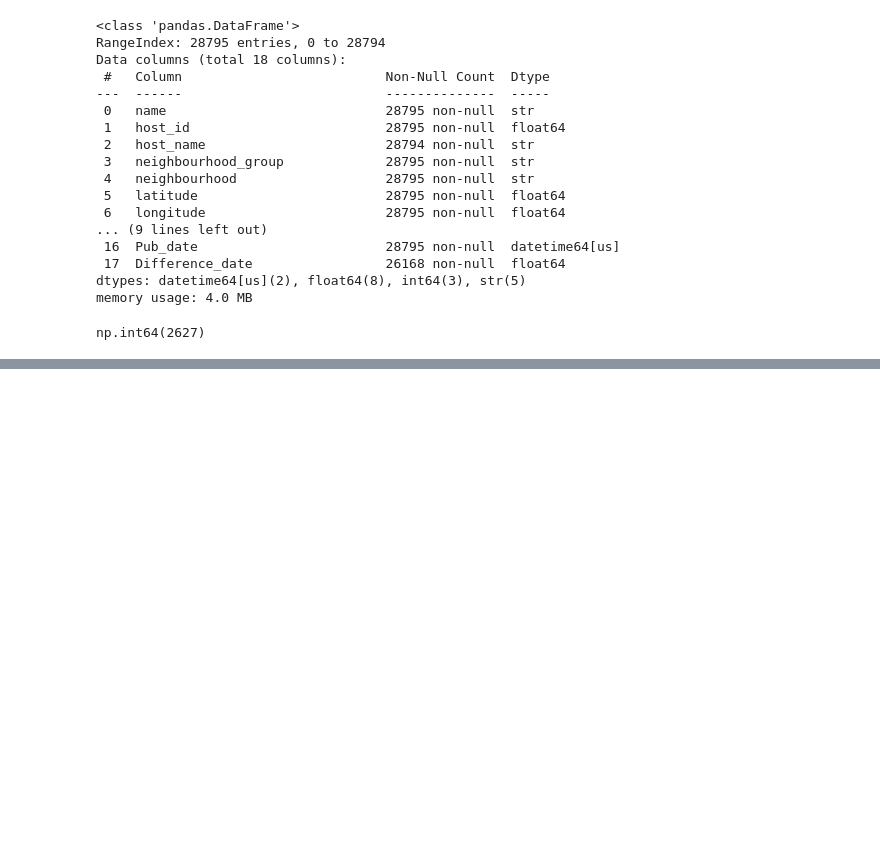
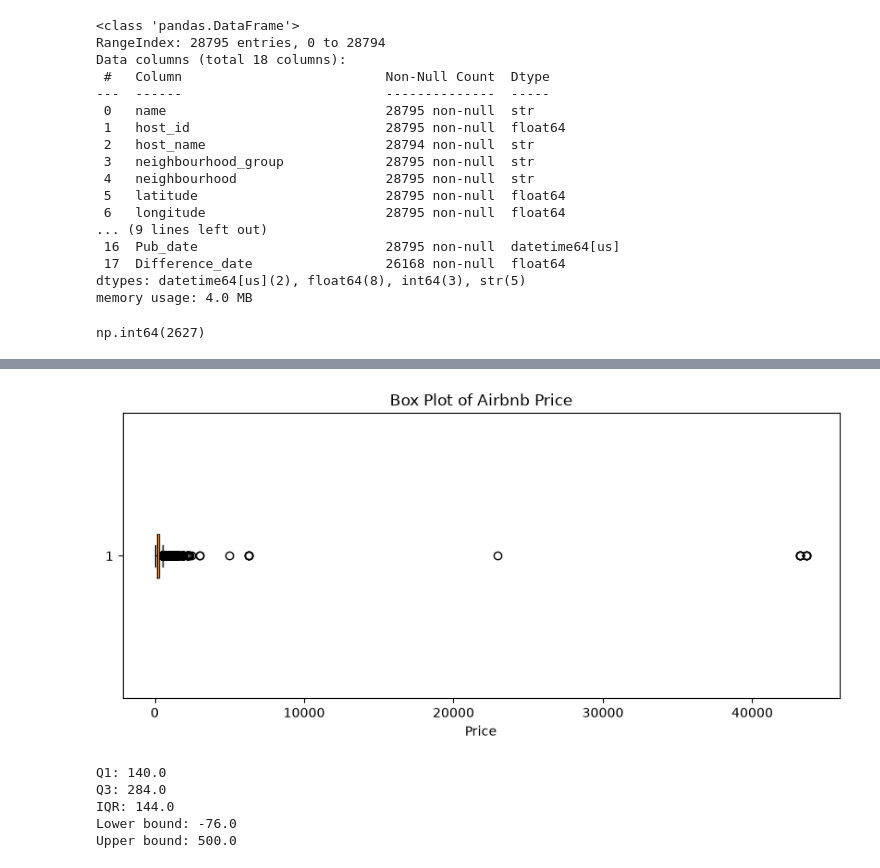
Before and after one commit to KULDEEP1994KR/GRP_Project_422_201, a Jupyter notebook: week_8/Christ_data.ipynb, the cells around one changed output, grey strips where cells are left out. Saved outputs shown, nothing was run; the diff lists cells and outputs as text; code cells hidden in the pictures; blank space fills up the shorter version.

Commit message:
Cleaned and documented thte Christ_data.ipynb file. The following changes were made:

```diff
--- a/week_8/Christ_data.ipynb
+++ b/week_8/Christ_data.ipynb
@@ -109,0 +214,2 @@ np.int64(2627)
+# %%
+df_all_christ = df_all_christ.drop_duplicates()
@@ -109,0 +258,2 @@ np.int64(2627)
+# %%
+df_all_christ['host_id'] = df_all_christ['host_id'].astype('Int64').astype(str)
@@ -109,0 +427,36 @@ np.int64(2627)
+# %%
+import matplotlib.pyplot as plt
+
+plt.figure(figsize=(10, 4))
+
+plt.boxplot(
+    df_all_christ['price'].dropna(),
+    vert=False
+)
+
+plt.xlabel('Price')
+plt.title('Box Plot of Airbnb Price')
+
+plt.show()
+# %% [output]
+[figure, added]
+# %%
+Q1 = df_all_christ['price'].quantile(0.25)
+Q3 = df_all_christ['price'].quantile(0.75)
+
+IQR = Q3 - Q1
+
+lower_bound = Q1 - 1.5 * IQR
+upper_bound = Q3 + 1.5 * IQR
+
+print("Q1:", Q1)
+print("Q3:", Q3)
+print("IQR:", IQR)
+print("Lower bound:", lower_bound)
+print("Upper bound:", upper_bound)
+# %% [output]
+Q1: 140.0
+Q3: 284.0
+IQR: 144.0
+Lower bound: -76.0
+Upper bound: 500.0
```
Also changed, not shown: parts of 43 cells of this notebook, 1 other file.
